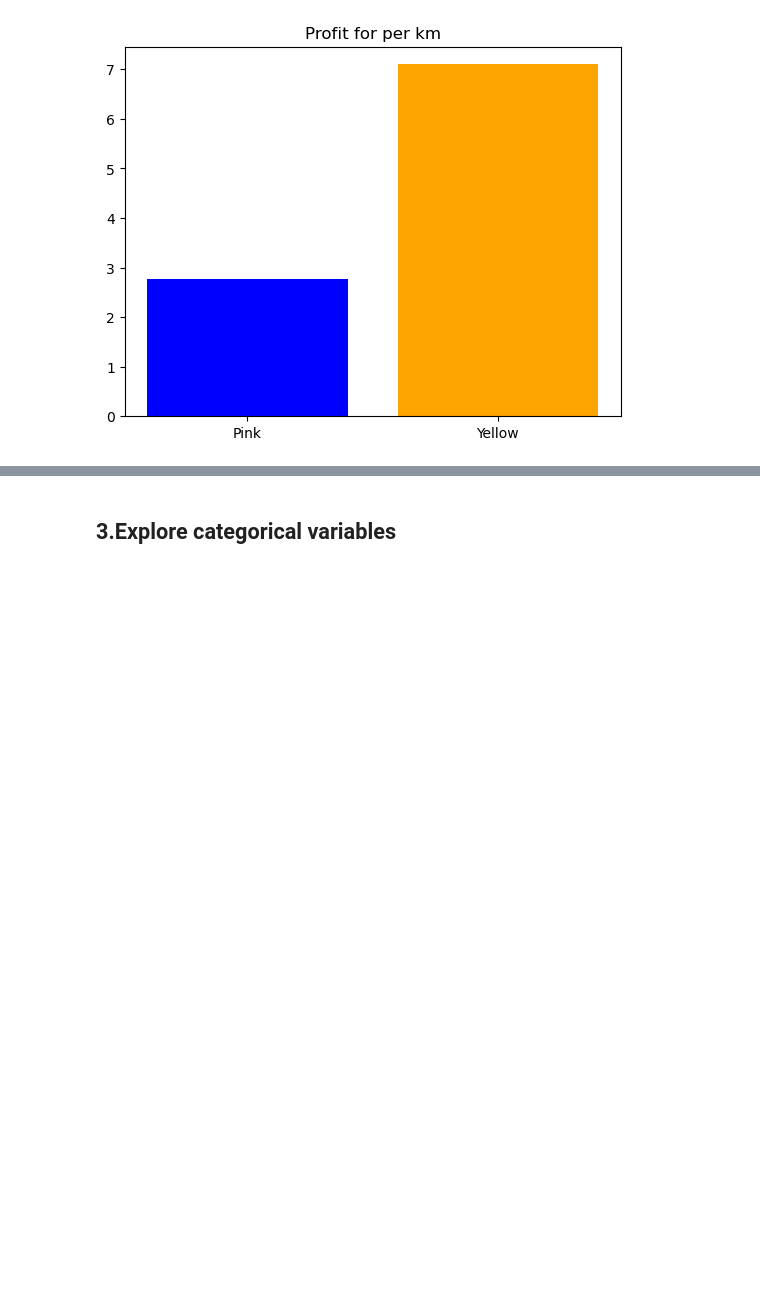
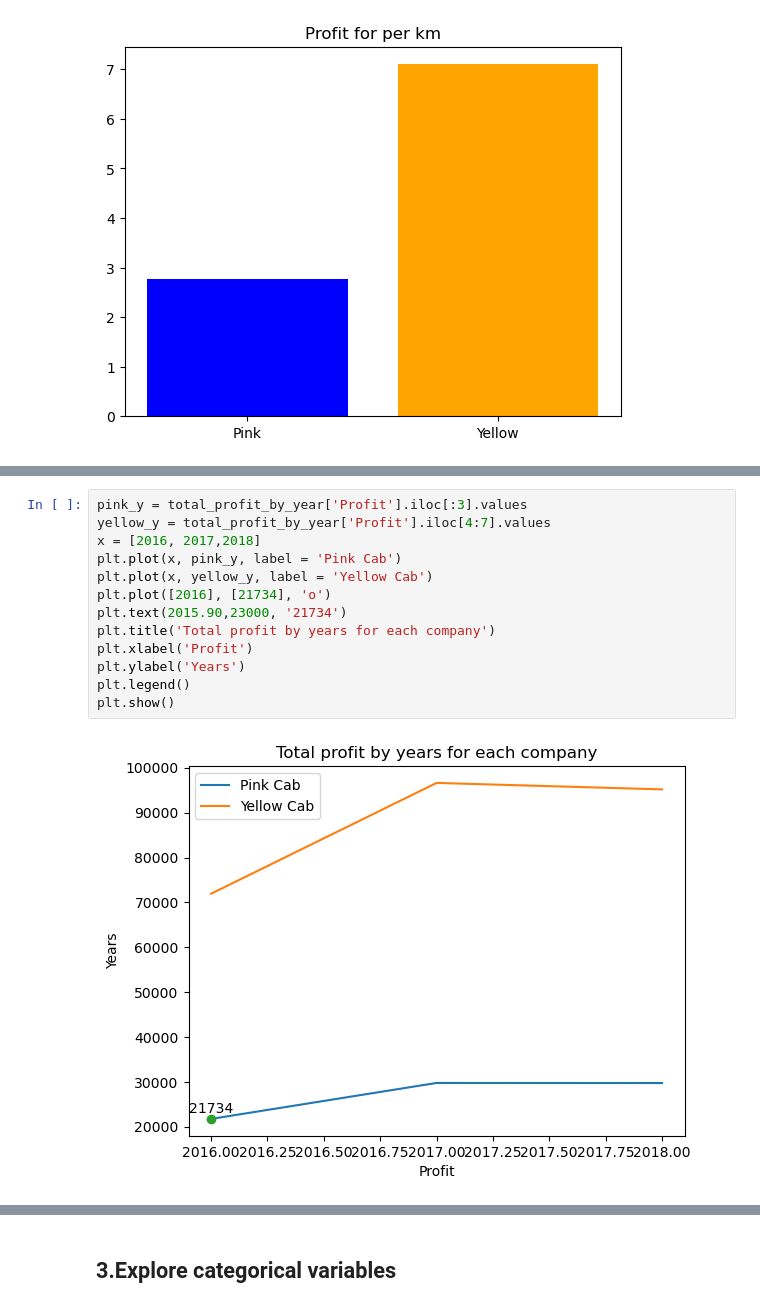
Before and after one commit to Islompulatov/Internship, a Jupyter notebook: week2/dataset/EDA.ipynb, the cells around one changed output, grey strips where cells are left out. Saved outputs shown, nothing was run; the diff lists cells and outputs as text; blank space fills up the shorter version.

```diff
--- a/week2/dataset/EDA.ipynb
+++ b/week2/dataset/EDA.ipynb
@@ -462,0 +459,15 @@ sns.barplot(x='year', y='Profit', data=profit_by_gender)
+# %%
+pink_y = total_profit_by_year['Profit'].iloc[:3].values
+yellow_y = total_profit_by_year['Profit'].iloc[4:7].values
+x = [2016, 2017,2018]
+plt.plot(x, pink_y, label = 'Pink Cab')
+plt.plot(x, yellow_y, label = 'Yellow Cab')
+plt.plot([2016], [21734], 'o')
+plt.text(2015.90,23000, '21734')
+plt.title('Total profit by years for each company')
+plt.xlabel('Profit')
+plt.ylabel('Years')
+plt.legend()
+plt.show()
+# %% [output]
+[figure, added]
```
Also changed, not shown: parts of 34 cells of this notebook.
